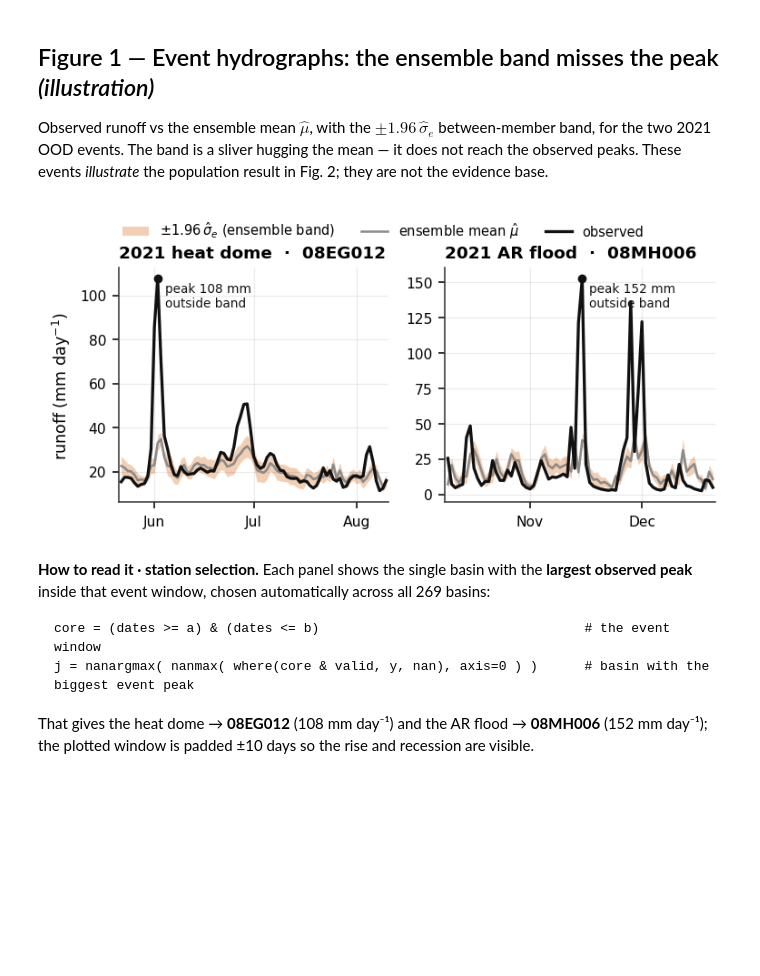
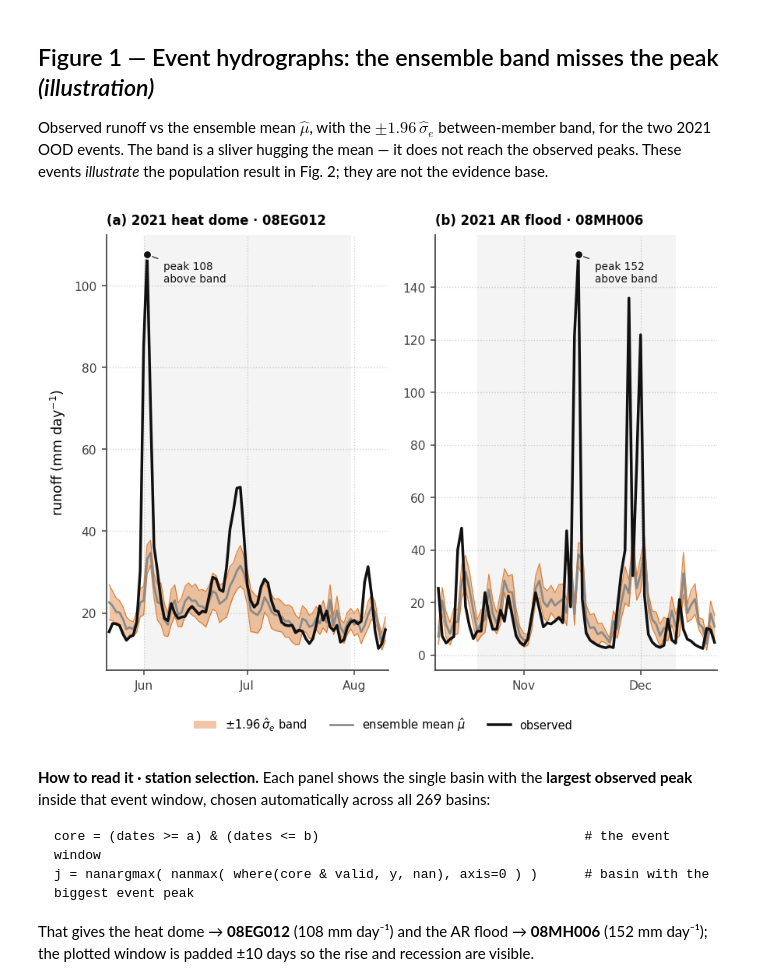
Before and after one commit to TWilson05/EA-LSTM-Streamflow, a Jupyter notebook: notebooks/workshop_figures.ipynb, the cells around one changed output. Cells and saved outputs as stored; diff of their text form; code cells hidden in the pictures; blank space fills up the shorter version.

```diff
--- a/notebooks/workshop_figures.ipynb
+++ b/notebooks/workshop_figures.ipynb
@@ -36,20 +36,28 @@ PALETTE = dict(
     ens    = "#D55E00",   # between-member spread sigma_e (the signal under test)
     indist = "#0072B2",   # in-distribution / calibrated regime
     ref    = "#555555",   # nominal / oracle / neutral references
-    random = "#B0B0B0",   # random baseline
+    random = "#AFAFAF",   # random baseline
 )
 mpl.rcParams.update({
     "figure.dpi": 140, "savefig.dpi": 300, "savefig.bbox": "tight",
     "font.family": "sans-serif", "font.size": 9,
-    "axes.titlesize": 9.5, "axes.titleweight": "semibold", "axes.labelsize": 9,
-    "xtick.labelsize": 8, "ytick.labelsize": 8, "legend.fontsize": 8,
-    "axes.linewidth": 0.8, "axes.edgecolor": "#333333",
-    "axes.grid": True, "grid.color": "#000000", "grid.alpha": 0.08, "grid.linewidth": 0.6,
+    "axes.titlesize": 10, "axes.titleweight": "bold", "axes.titlepad": 7,
+    "axes.labelsize": 9, "axes.labelpad": 4,
+    "xtick.labelsize": 8, "ytick.labelsize": 8, "legend.fontsize": 7.5,
+    "axes.linewidth": 0.9, "axes.edgecolor": "#444444",
+    "axes.grid": True, "grid.color": "#666666", "grid.alpha": 0.28,
+    "grid.linestyle": ":", "grid.linewidth": 0.7,
     "axes.spines.top": False, "axes.spines.right": False,
+    "xtick.color": "#444444", "ytick.color": "#444444",
+    "xtick.major.size": 3, "ytick.major.size": 3,
     "lines.linewidth": 1.8, "lines.markersize": 6, "legend.frameon": False,
     "mathtext.fontset": "dejavusans",
 })
 SIG = r"$\hat{\sigma}^2_e$"; MU = r"$\hat{\mu}$"
+
+def panel(ax, letter, title, **kw):
+    """Chapter-style bold, left-aligned '(x) Title' panel header."""
+    ax.set_title(f"({letter}) {title}", loc="left", fontweight="bold", **kw)
 
 # ---- frozen quantities (mu-hat, sigma_e^2, split unmodified) ----
 R = OUTPUT_DATA_DIR/"results_MVE"; VAR = R/"variance"
@@ -86,31 +94,37 @@ test cells 877,729 | in-dist 850,664 | OOD 27,065
 ## Figure 1 — Event hydrographs: the ensemble band misses the peak *(illustration)*
 Observed runoff vs the ensemble mean $\hat{\mu}$, with the $\pm1.96\,\hat{\sigma}_e$ between-member band, for the two 2021 OOD events. The band is a sliver hugging the mean — it does not reach the observed peaks. These events *illustrate* the population result in Fig. 2; they are not the evidence base.
 # %%
-fig, axes = plt.subplots(1, 2, figsize=(COL_W, 2.5))
-for ax,(nm,(a,b)) in zip(axes, EVENTS.items()):
-    w = (dates >= pd.Timestamp(a)-pd.Timedelta(days=10)) & (dates <= pd.Timestamp(b)+pd.Timedelta(days=10))
-    wi = np.where(w)[0]; core = (dates>=a)&(dates<=b)
+# figsize=(COL_W, 2.9)
+fig, axes = plt.subplots(1, 2)
+for k,(ax,(nm,(a,b))) in enumerate(zip(axes, EVENTS.items())):
+    a_ts, b_ts = pd.Timestamp(a), pd.Timestamp(b)
+    w = (dates >= a_ts-pd.Timedelta(days=10)) & (dates <= b_ts+pd.Timedelta(days=10))
+    wi = np.where(w)[0]; core = (dates>=a_ts)&(dates<=b_ts)
     j = int(np.nanargmax(np.nanmax(np.where(core[:,None]&valid, y, np.nan), axis=0)))
     d = dates[wi]; o = y[wi,j]; m = mu[wi,j]; sE = sig_e[wi,j]
-    ax.fill_between(d, m-Z*sE, m+Z*sE, color=PALETTE["ens"], alpha=.30, lw=0,
-                    label=r"$\pm1.96\,\hat{\sigma}_e$ (ensemble band)")
-    ax.plot(d, m, color=PALETTE["mu"], lw=1.3, label=f"ensemble mean {MU}")
-    ax.plot(d, o, color=PALETTE["obs"], lw=1.7, label="observed")
+    ax.axvspan(a_ts, b_ts, color="#000000", alpha=.045, lw=0, zorder=0)      # event window
+    ax.fill_between(d, m-Z*sE, m+Z*sE, color=PALETTE["ens"], alpha=.35, lw=0, zorder=2,
+                    label=r"$\pm1.96\,\hat{\sigma}_e$ band")
+    ax.plot(d, m+Z*sE, color=PALETTE["ens"], lw=.6, alpha=.75, zorder=2)
+    ax.plot(d, m-Z*sE, color=PALETTE["ens"], lw=.6, alpha=.75, zorder=2)
+    ax.plot(d, m, color=PALETTE["mu"], lw=1.4, zorder=3, label=f"ensemble mean {MU}")
+    ax.plot(d, o, color=PALETTE["obs"], lw=1.8, zorder=4, label="observed")
     oc = np.where(core[wi], o, np.nan); kp = int(np.nanargmax(oc))
-    ax.plot(d[kp], o[kp], "o", ms=4, color=PALETTE["obs"], zorder=5)
-    ax.annotate(f"peak {o[kp]:.0f} mm\noutside band", xy=(d[kp], o[kp]),
-                xytext=(4, -2), textcoords="offset points", ha="left", va="top",
-                fontsize=7, color=PALETTE["obs"])
-    ax.set_title(f"{nm}  ·  {stations[j]}", loc="left")
+    ax.plot(d[kp], o[kp], "o", ms=5.5, mfc=PALETTE["obs"], mec="white", mew=.9, zorder=6)
+    ax.annotate(f"peak {o[kp]:.0f}\nabove band", xy=(d[kp], o[kp]),
+                xytext=(11, -4), textcoords="offset points", ha="left", va="top",
+                fontsize=7, color=PALETTE["obs"],
+                arrowprops=dict(arrowstyle="-", lw=.6, color=PALETTE["obs"]))
+    panel(ax, "ab"[k], f"{nm} · {stations[j]}", fontsize=8.5)
     ax.xaxis.set_major_locator(mdates.MonthLocator())
     ax.xaxis.set_major_formatter(mdates.DateFormatter("%b"))
-    ax.margins(x=0.01)
+    ax.margins(x=.01)
 axes[0].set_ylabel(r"runoff (mm day$^{-1}$)")
 h, l = axes[0].get_legend_handles_labels()
-fig.legend(h, l, loc="upper center", ncol=3, bbox_to_anchor=(0.5, 1.06), fontsize=7.5)
-fig.tight_layout(); plt.show()
+fig.legend(h, l, loc="lower center", ncol=3, bbox_to_anchor=(.5, -.04), fontsize=7.5)
+fig.tight_layout(rect=(0, .03, 1, 1)); plt.show()
 # %% [output]
-[figure, old version]
+[figure, new version]
 # %% [markdown]
 **How to read it · station selection.** Each panel shows the single basin with the **largest observed peak** inside that event window, chosen automatically across all 269 basins:
 
```
Also changed, not shown: parts of 2 cells of this notebook.
